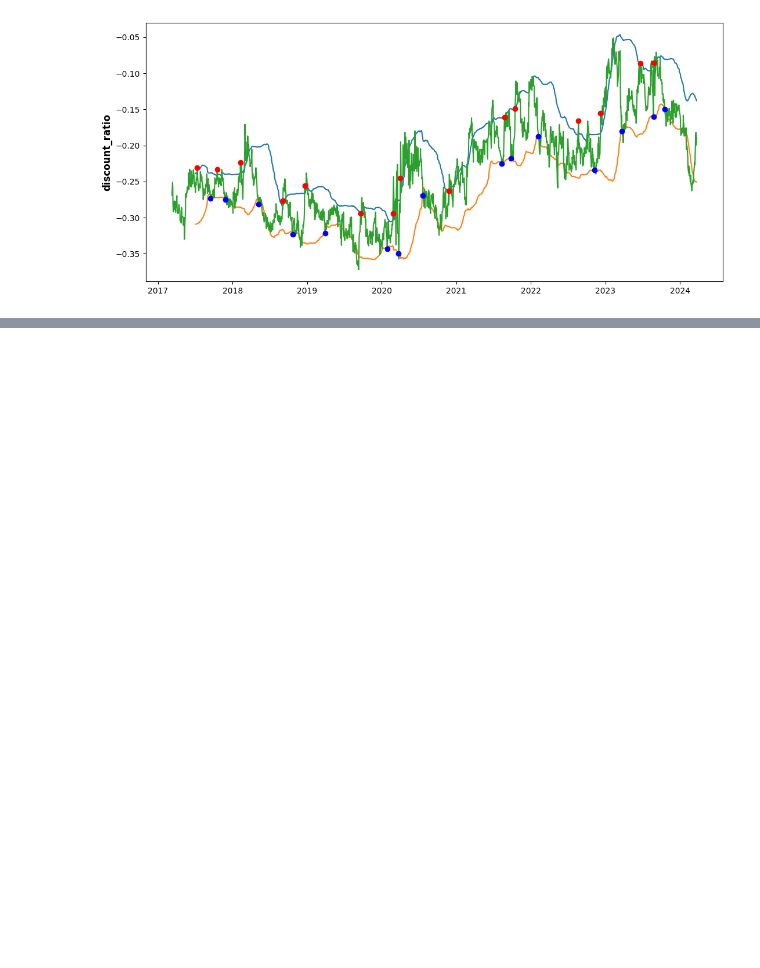
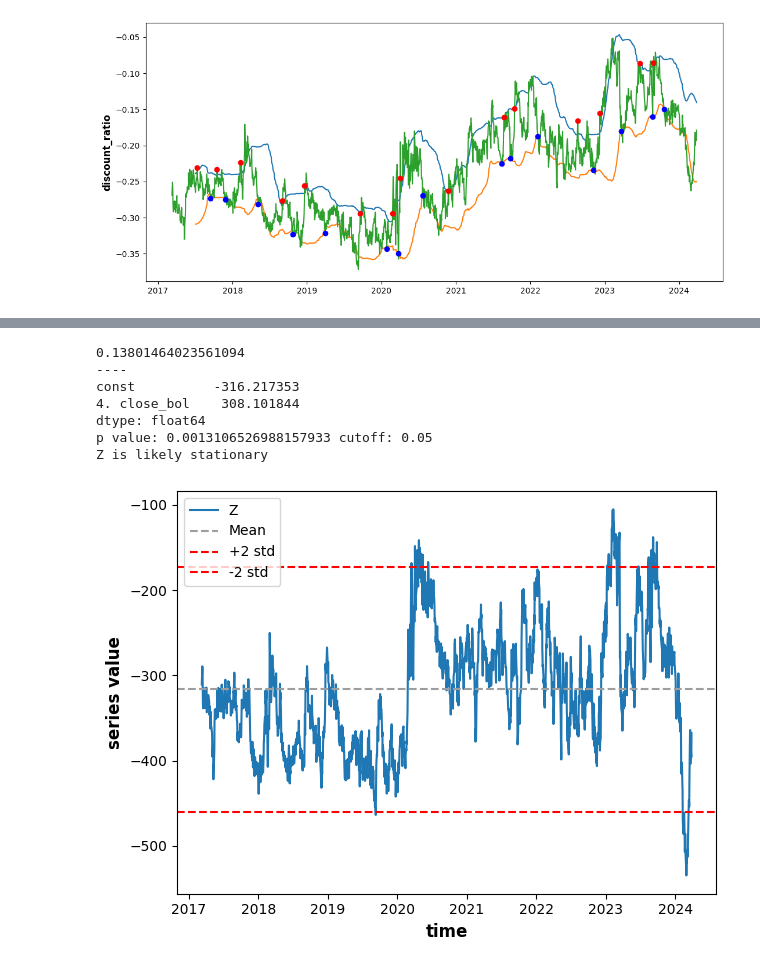
Before and after one commit to DrGodfrey/data-analysis-bollore-odet-group-LOCAL, a Jupyter notebook: valuation-bollore-odet.ipynb, the cells around one changed output, grey strips where cells are left out. Drawn from its saved outputs; the diff is of its cells as text; code cells hidden in the pictures; blank space fills up the shorter version.

Commit message:
added cointegration analysis (bollore and odet likely stationary)

```diff
--- a/valuation-bollore-odet.ipynb
+++ b/valuation-bollore-odet.ipynb
@@ -1093,0 +1136,62 @@ buy and hold bollore: 1.5475
+# %%
+#Source: https://www.youtube.com/watch?v=Pn_RiDbK82M
+
+# experiments with stationarity
+def check_for_stationarity(timeseries, cutoff=0.05):
+    p_value = adfuller(timeseries)[1]
+    print("p value:", p_value, "cutoff:", cutoff)
+    if p_value < cutoff:
+        print(f"{timeseries.name} is likely stationary")
+        return True
+    else:
+        print(f"{timeseries.name} is likely not stationary")
+        return False
+
+# discount ratio doesn't appear to be technically stationary on it's own
+pvalue = adfuller(main_df["discount_ratio"])[1]
+
+print(pvalue)
+print("----")
+
+X1 = main_df["4. close_bol"]
+X2 = main_df["4. close_odet"]
+
+X1 = sm.add_constant(X1)
+fitted_results = sm.OLS(X2, X1).fit()
+
+# Get rid of the constant column
+X1 = X1["4. close_bol"]
+
+print(fitted_results.params)
+
+b = fitted_results.params["4. close_bol"]
+Z = X2 - b * X1
+Z.name = "Z"
+
+
+mean_Z = Z.mean()
+std_Z = Z.std()
+number_std_deviations = 2
+upper_bound_Z = mean_Z + number_std_deviations * std_Z
+lower_bound_Z = mean_Z - number_std_deviations * std_Z
+
+
+plt.plot(Z.index, Z.values, label=Z.name)
+plt.axhline(y=mean_Z, color='#9E9E9E', linestyle='--', label='Mean')
+plt.axhline(y=upper_bound_Z, color="r", linestyle='--', label=f'+{number_std_deviations} std')
+plt.axhline(y=lower_bound_Z, color="r", linestyle='--', label=f'-{number_std_deviations} std')
+plt.xlabel("time")
+plt.ylabel("series value")
+plt.legend()
+
+check_for_stationarity(Z)
+plt.show()
+# %% [output]
+0.13801464023561094
+----
+const          -316.217353
+4. close_bol    308.101844
+dtype: float64
+p value: 0.0013106526988157933 cutoff: 0.05
+Z is likely stationary
+[figure, added]
```
Also changed, not shown: parts of 20 cells of this notebook, 1 other file.
